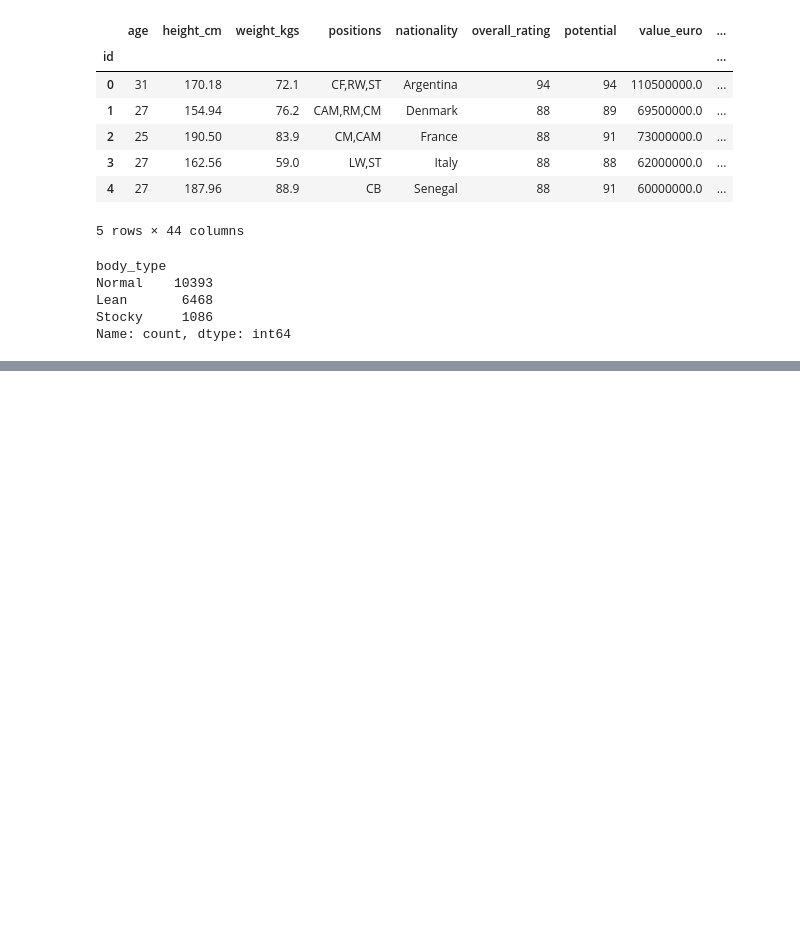
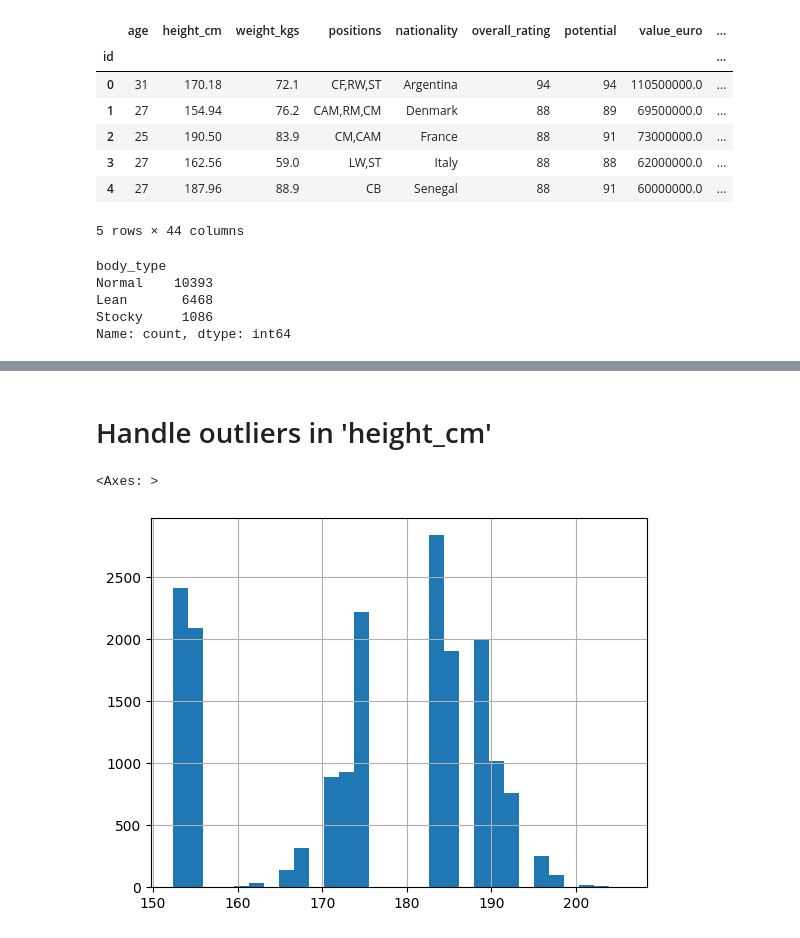
Before and after one commit to nttrung612/Football_Players_Rating_Prediction, a Jupyter notebook: preprocessing.ipynb, the cells around one changed output, grey strips where cells are left out. Drawn from its saved outputs; the diff is of its cells as text; code cells hidden in the pictures; blank space fills up the shorter version.

```diff
--- a/preprocessing.ipynb
+++ b/preprocessing.ipynb
@@ -47,12 +47,12 @@ plt.show()
 # %% [output]
 [figure]
 # %%
-number_cols = df.select_dtypes(include=['number']).columns.tolist()
+# number_cols = df.select_dtypes(include=['number']).columns.tolist()
 
-for col in number_cols:
-    plt.figure(figsize=(5, 2))
-    sns.histplot(df[col], kde=True)
-    plt.title(f'Histogram of {col}')
-    plt.xlabel(col)
-    plt.ylabel('Frequency')
-    plt.show()
+# for col in number_cols:
+#     plt.figure(figsize=(5, 2))
+#     sns.histplot(df[col], kde=True)
+#     plt.title(f'Histogram of {col}')
+#     plt.xlabel(col)
+#     plt.ylabel('Frequency')
+#     plt.show()
@@ -278,0 +275,10 @@ Name: count, dtype: int64
+# %%
+# Identify countries with 5 or fewer players
+countries_with_few_players = df['nationality'].value_counts()
+countries_with_few_players = countries_with_few_players[countries_with_few_players <= 10].index
+# len(countries_with_few_players)
+# Replace these countries with 'Others'
+df['nationality'] = df['nationality'].apply(lambda x: 'Others' if x in countries_with_few_players else x)
+
+# Verify the changes
+print(df['nationality'].value_counts())
@@ -294,0 +319,3 @@ Name: count, Length: 160, dtype: int64
+# %%
+df['positions'] = df['positions'].str.split(',')
+df['positions']
@@ -294,0 +340,9 @@ Name: count, Length: 160, dtype: int64
+# %%
+df_exploded = df.explode('positions')
+df_encoded = pd.get_dummies(df_exploded, columns=['positions'])
+
+one_hot_columns = [col for col in df_encoded.columns if col.startswith('positions_')]
+df_one_hot_sum = df_encoded[one_hot_columns].groupby('id').sum()
+df_final = df.drop(columns=['positions']).join(df_one_hot_sum)
+
+df = df_final
@@ -294,0 +360,7 @@ Name: count, Length: 160, dtype: int64
+# %% [markdown]
+# Handle outliers in 'height_cm'
+# %%
+df['height_cm'].hist(bins=30)
+# %% [output]
+<Axes: >
+[figure, added]
```
Also changed, not shown: parts of 27 cells of this notebook.
